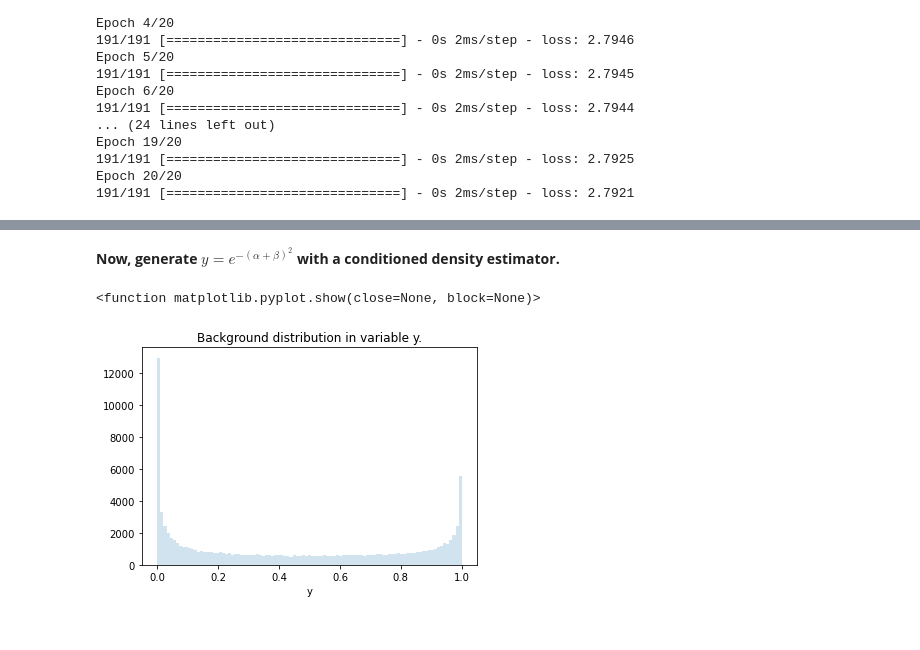
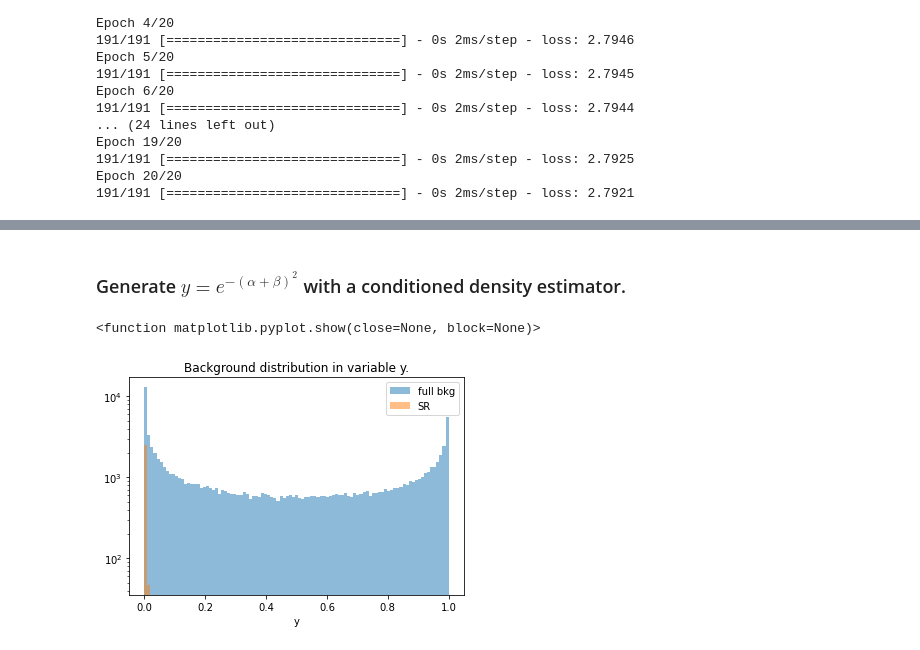
Before and after one commit to hep-lbdl/non-resonant-AD-extrapolation, a Jupyter notebook: Example.ipynb, the cells around one changed output, grey strips where cells are left out. Drawn from its saved outputs; the diff is of its cells as text; code cells hidden in the pictures.

```diff
--- a/Example.ipynb
+++ b/Example.ipynb
@@ -171,13 +165,17 @@ plt.show()
 # %% [markdown]
-**Now, generate $y = e^{- (\alpha + \beta)^2}$ with a conditioned density estimator.**
+### Generate $y = e^{- (\alpha + \beta)^2}$ with a conditioned density estimator.
 # %%
 Y = np.exp(-(x1+x2)**2)
+mask_SR = (x1 > 1) & (x2 > 1)
 bins = np.linspace(0.0, 1.0, 100)
-plt.hist(Y, bins, alpha = 0.2)
+plt.hist(Y, bins, alpha = 0.5, label='full bkg')
+plt.hist(Y[mask_SR], bins, alpha = 0.5, label='SR')
 plt.title("Background distribution in variable y.")
 plt.xlabel("y")
+plt.yscale("log")
+plt.legend()
 plt.show
 # %% [output]
 <function matplotlib.pyplot.show(close=None, block=None)>
-[figure, old version]
+[figure, new version]
 # %%
```
Also changed, not shown: parts of 20 cells of this notebook.
